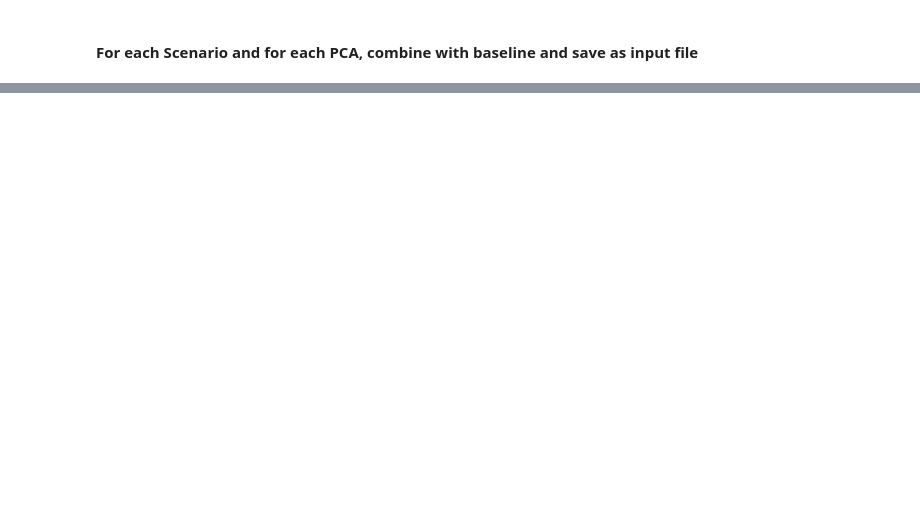
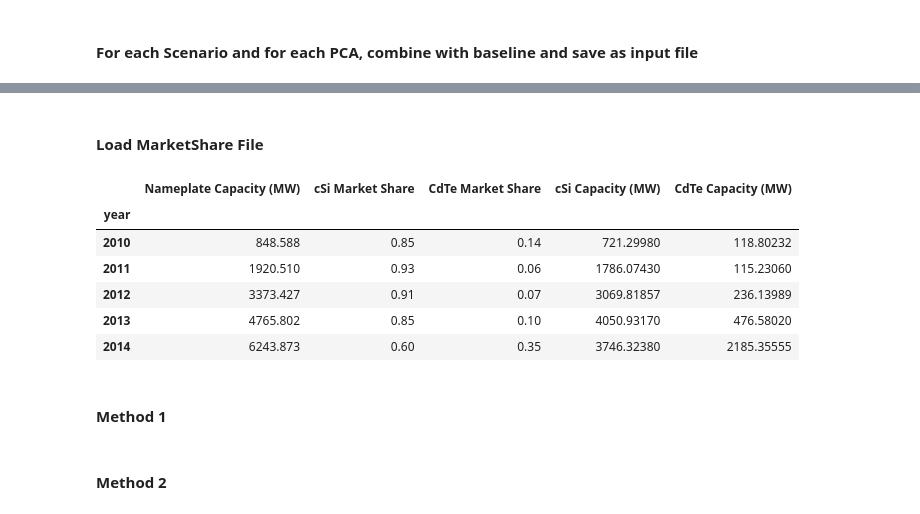
Before and after one commit to macmribo/RICE, a Jupyter notebook: 1_PV_ICE_waste_calculations/1 - PVICE & RELOG - PCA baselines for Si & CdTe.ipynb, the cells around one changed output, grey strips where cells are left out. Drawn from its saved outputs; the diff is of its cells as text; code cells hidden in the pictures; blank space fills up the shorter version.

```diff
--- a/1_PV_ICE_waste_calculations/PVICE & Relog - PCA baselines for Si & CdTe & MassFlows Calculations.ipynb
+++ b/1_PV_ICE_waste_calculations/1 - PVICE & RELOG - PCA baselines for Si & CdTe.ipynb
@@ -21,7 +25,10 @@ plt.rcParams['figure.figsize'] = (12, 8)
 import os
 from pathlib import Path
 
-testfolder = str(Path().resolve().parent.parent / 'PV_ICE' / 'PV_ICE' / 'TEMP')
+cwd = os.getcwd()
+testfolder = os.path.join(cwd, 'TEMP')
 
+if not os.path.exists(testfolder):
+    os.makedirs(testfolder)
 print ("Your simulation will be stored in %s" % testfolder)
 # %% [output]
@@ -361,0 +138,17 @@ datay.loc[[2010, 2018]]
+# %% [markdown]
+#### Load MarketShare File
+# %%
+marketsharefile = os.path.join(cwd, 'baselines','output_RELOG_cSi_CdTe_capacity_reeds.csv')
+marketshare = pd.read_csv(marketsharefile)
+# Not elegant but I need to trim down to ReEds year start which is 2010
+marketshare = marketshare[marketshare['year']>=2010].reset_index(drop=True)
+marketshare.set_index('year', inplace=True)
+marketshare.head()
+# %% [output]
+|  | Nameplate Capacity (MW) | cSi Market Share | CdTe Market Share | cSi Capacity (MW) | CdTe Capacity (MW) |
+| year |  |  |  |  |  |
+| 2010 | 848.588 | 0.85 | 0.14 | 721.29980 | 118.80232 |
+| 2011 | 1920.510 | 0.93 | 0.06 | 1786.07430 | 115.23060 |
+| 2012 | 3373.427 | 0.91 | 0.07 | 3069.81857 | 236.13989 |
+| 2013 | 4765.802 | 0.85 | 0.10 | 4050.93170 | 476.58020 |
+| 2014 | 6243.873 | 0.60 | 0.35 | 3746.32380 | 2185.35555 |
@@ -361,0 +165,2 @@ datay.loc[[2010, 2018]]
+# %% [markdown]
+#### Method 1
@@ -361,0 +246,2 @@ datay.loc[[2010, 2018]]
+# %% [markdown]
+#### Method 2
```
Also changed, not shown: parts of 57 cells of this notebook, 19 other files.
